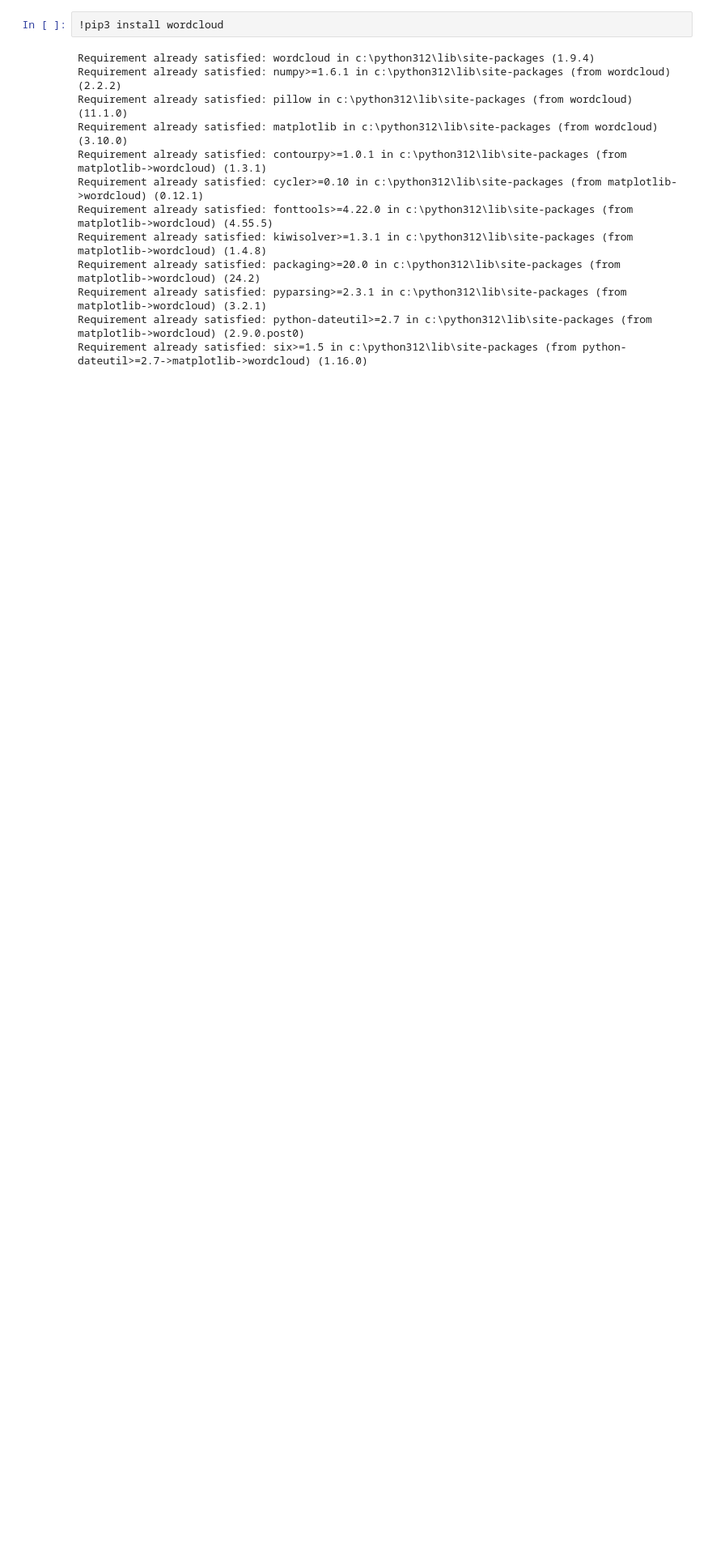
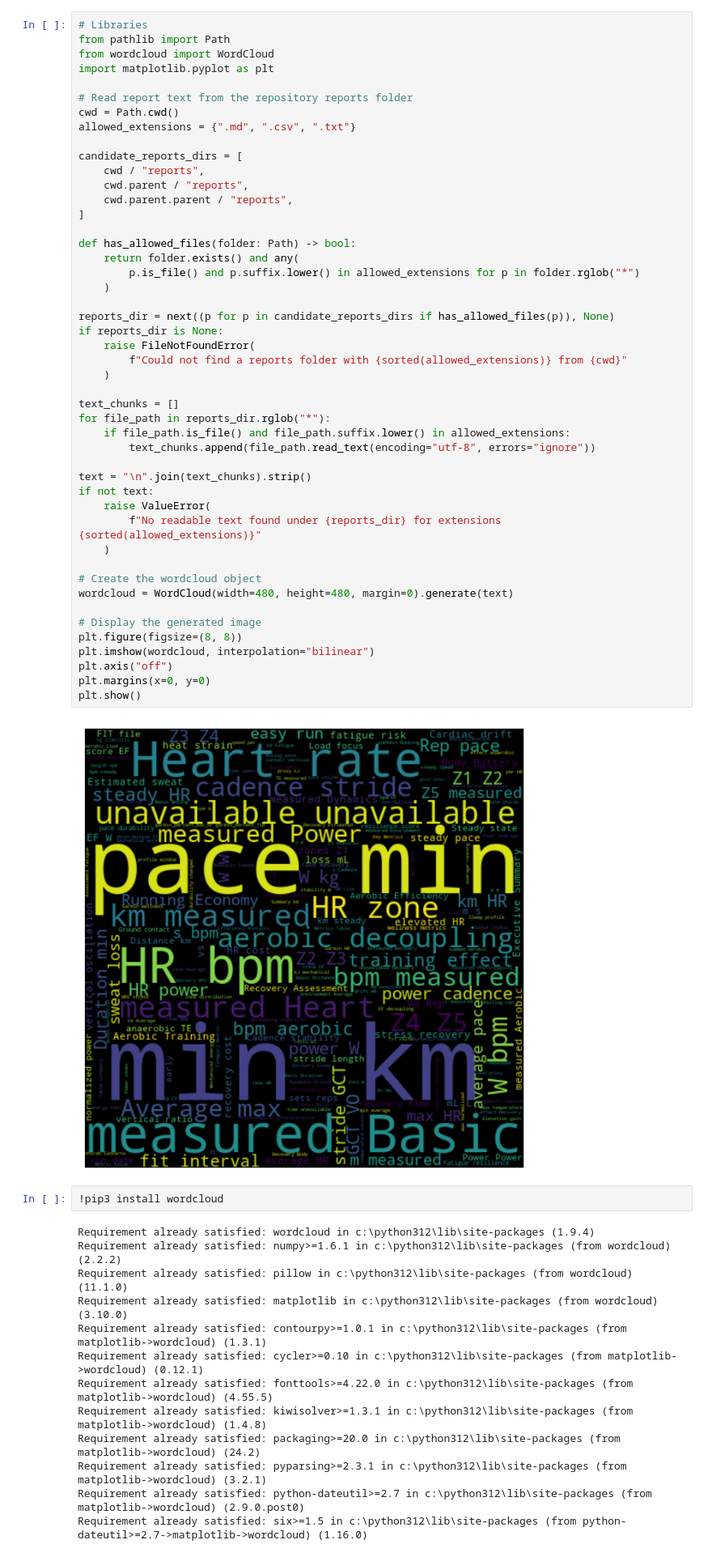
Before and after one commit to jvinodraj/theEagle, a Jupyter notebook: notebooks/world-cloud.ipynb, the cells around one changed output. Shown at 81% size. Cells and saved outputs as stored; diff of their text form; blank space fills up the shorter version.

Commit message:
Word cloud from reports folder

```diff
--- a/notebooks/world-cloud.ipynb
+++ b/notebooks/world-cloud.ipynb
@@ -21,3 +1,52 @@ plt.show()
+# %%
+# Libraries
+from pathlib import Path
+from wordcloud import WordCloud
+import matplotlib.pyplot as plt
+
+# Read report text from the repository reports folder
+cwd = Path.cwd()
+allowed_extensions = {".md", ".csv", ".txt"}
+
+candidate_reports_dirs = [
+    cwd / "reports",
+    cwd.parent / "reports",
+    cwd.parent.parent / "reports",
+]
+
+def has_allowed_files(folder: Path) -> bool:
+    return folder.exists() and any(
+        p.is_file() and p.suffix.lower() in allowed_extensions for p in folder.rglob("*")
+    )
+
+reports_dir = next((p for p in candidate_reports_dirs if has_allowed_files(p)), None)
+if reports_dir is None:
+    raise FileNotFoundError(
+        f"Could not find a reports folder with {sorted(allowed_extensions)} from {cwd}"
+    )
+
+text_chunks = []
+for file_path in reports_dir.rglob("*"):
+    if file_path.is_file() and file_path.suffix.lower() in allowed_extensions:
+        text_chunks.append(file_path.read_text(encoding="utf-8", errors="ignore"))
+
+text = "\n".join(text_chunks).strip()
+if not text:
+    raise ValueError(
+        f"No readable text found under {reports_dir} for extensions {sorted(allowed_extensions)}"
+    )
+
+# Create the wordcloud object
+wordcloud = WordCloud(width=480, height=480, margin=0).generate(text)
+
+# Display the generated image
+plt.figure(figsize=(8, 8))
+plt.imshow(wordcloud, interpolation="bilinear")
+plt.axis("off")
+plt.margins(x=0, y=0)
+plt.show()
+# %% [output]
+[figure, added]
 # %%
 !pip3 install wordcloud
 # %% [output]
```
Also changed, not shown: parts of 1 cell of this notebook.
